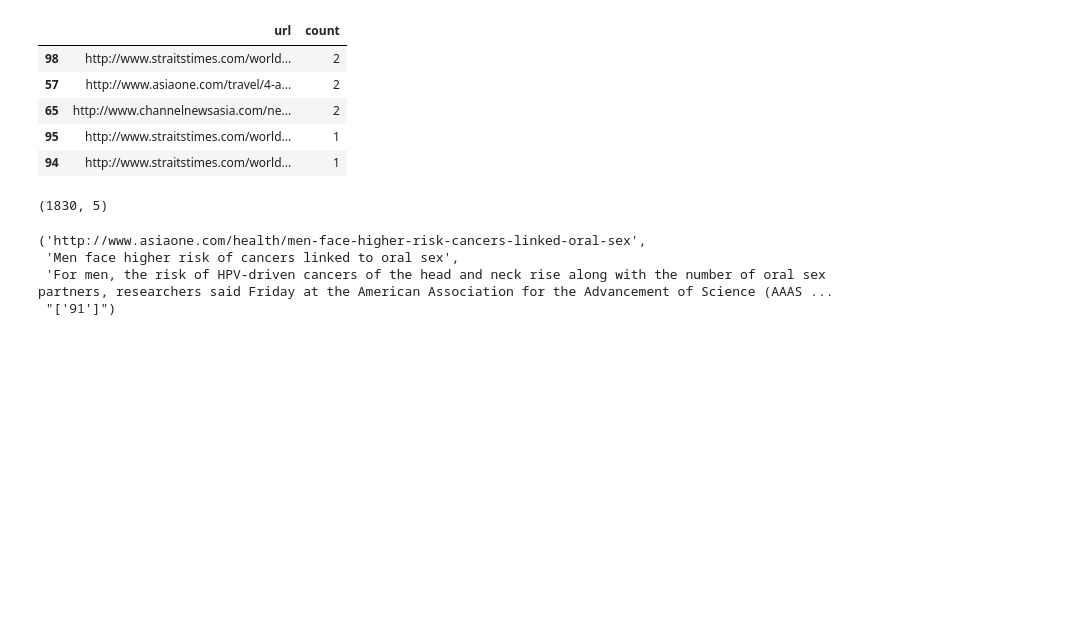
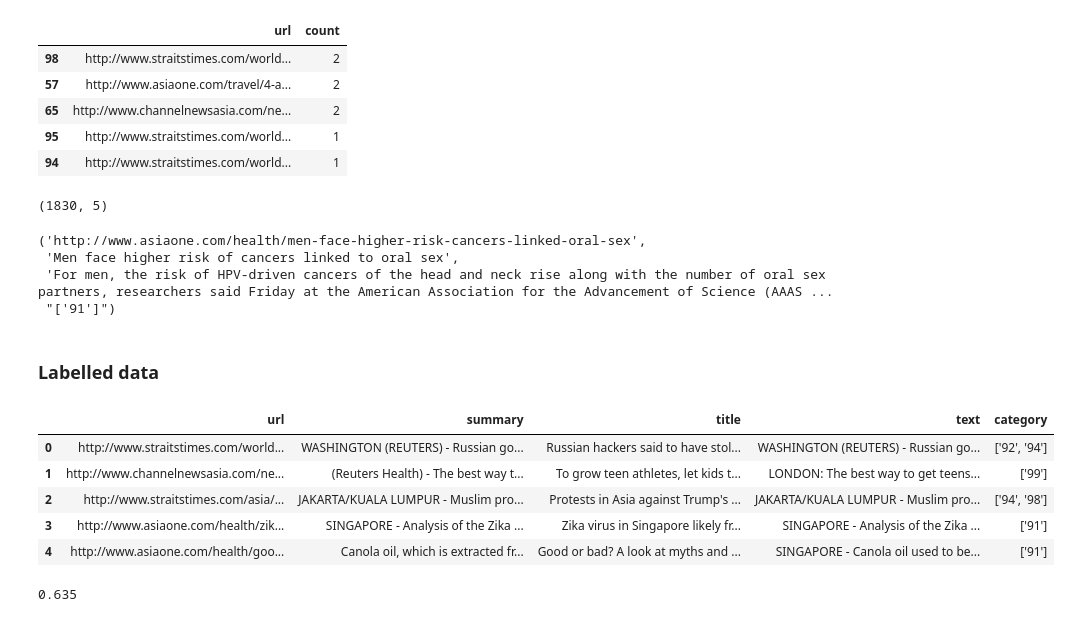
Before and after one commit to mannuscript/micromort, a Jupyter notebook: micromort/analysis/figure 8 - crowd sourcing analysis.ipynb, the cells around one changed output. Saved outputs shown, nothing was run; the diff lists cells and outputs as text; code cells hidden in the pictures; blank space fills up the shorter version.

```diff
--- a/micromort/analysis/figure 8 - crowd sourcing analysis.ipynb
+++ b/micromort/analysis/figure 8 - crowd sourcing analysis.ipynb
@@ -182,3 +160,16 @@ _.url, _.title, _.summary, _.category
  'Men face higher risk of cancers linked to oral sex',
  'For men, the risk of HPV-driven cancers of the head and neck rise along with the number of oral sex partners, researchers said Friday at the American Association for the Advancement of Science (AAAS ...
  "['91']")
+# %% [markdown]
+### Labelled data
+# %%
+gd = pd.read_csv("../../data/annotator_data_dump_with_text").drop(["Unnamed: 0", "Unnamed: 0.1"],axis=1)
+# %%
+gd.head()
+# %% [output]
+|  | url | summary | title | text | category |
+| 0 | http://www.straitstimes.com/world... | WASHINGTON (REUTERS) - Russian go... | Russian hackers said to have stol... | WASHINGTON (REUTERS) - Russian go... | ['92', '94'] |
+| 1 | http://www.channelnewsasia.com/ne... | (Reuters Health) - The best way t... | To grow teen athletes, let kids t... | LONDON: The best way to get teens... | ['99'] |
+| 2 | http://www.straitstimes.com/asia/... | JAKARTA/KUALA LUMPUR - Muslim pro... | Protests in Asia against Trump's ... | JAKARTA/KUALA LUMPUR - Muslim pro... | ['94', '98'] |
+| 3 | http://www.asiaone.com/health/zik... | SINGAPORE - Analysis of the Zika ... | Zika virus in Singapore likely fr... | SINGAPORE - Analysis of the Zika ... | ['91'] |
+| 4 | http://www.asiaone.com/health/goo... | Canola oil, which is extracted fr... | Good or bad? A look at myths and ... | SINGAPORE - Canola oil used to be... | ['91'] |
@@ -184,0 +199,4 @@ _.url, _.title, _.summary, _.category
+# %%
+s/labelled_data.shape[0]
+# %% [output]
+0.635
```
Also changed, not shown: parts of 9 cells of this notebook, 2 other files.
